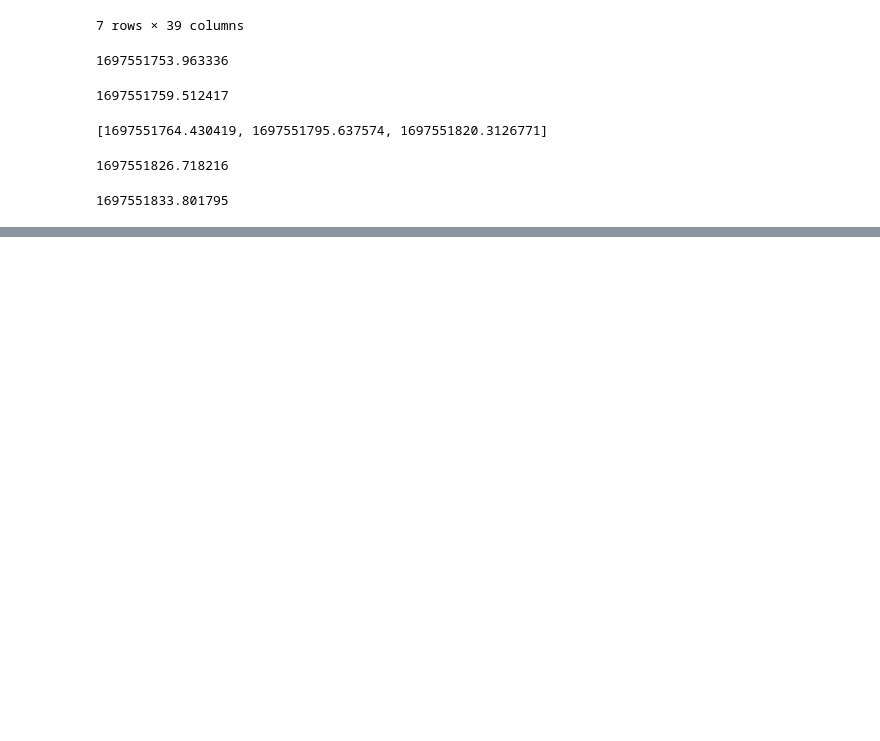
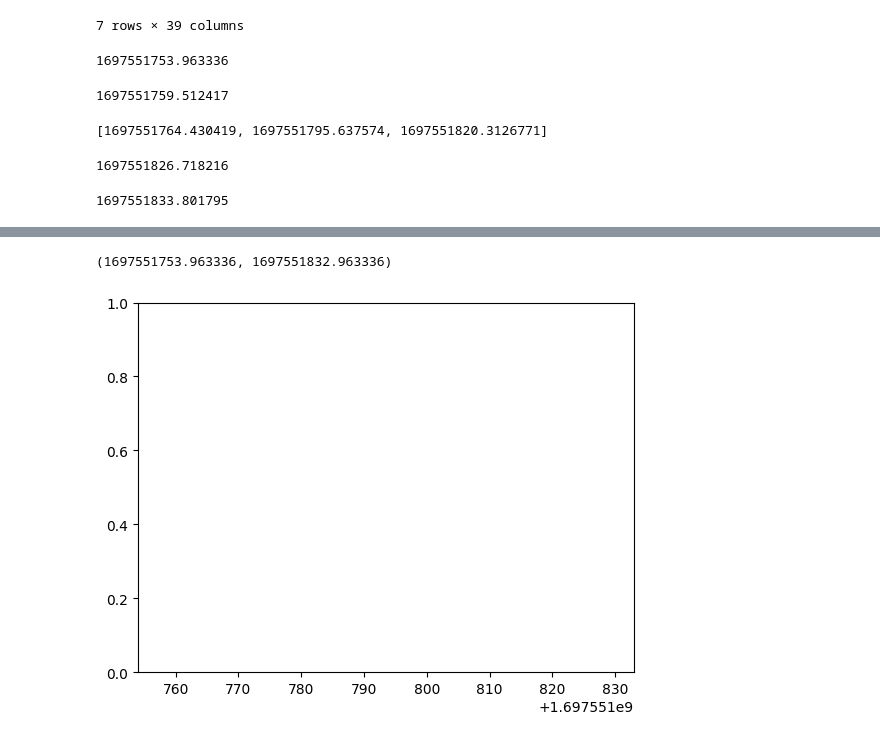
Before and after one commit to saifhanjra/tester_sony_digirelax, a Jupyter notebook: scripts/manipulating_datetime.ipynb, the cells around one changed output, grey strips where cells are left out. Cells and saved outputs as stored; diff of their text form; code cells hidden in the pictures; blank space fills up the shorter version.

```diff
--- a/scripts/manipulating_datetime.ipynb
+++ b/scripts/manipulating_datetime.ipynb
@@ -287,0 +321,5 @@ axis.vlines(x = event_df['task_onset'][i] - offset, ymin=-1, ymax=4, color = 'bl
+# %%
+plt.xlim(list_ts_array[0], list_ts_array[-1])
+# %% [output]
+(1697551753.963336, 1697551832.963336)
+[figure, added]
```
Also changed, not shown: parts of 9 cells of this notebook.
